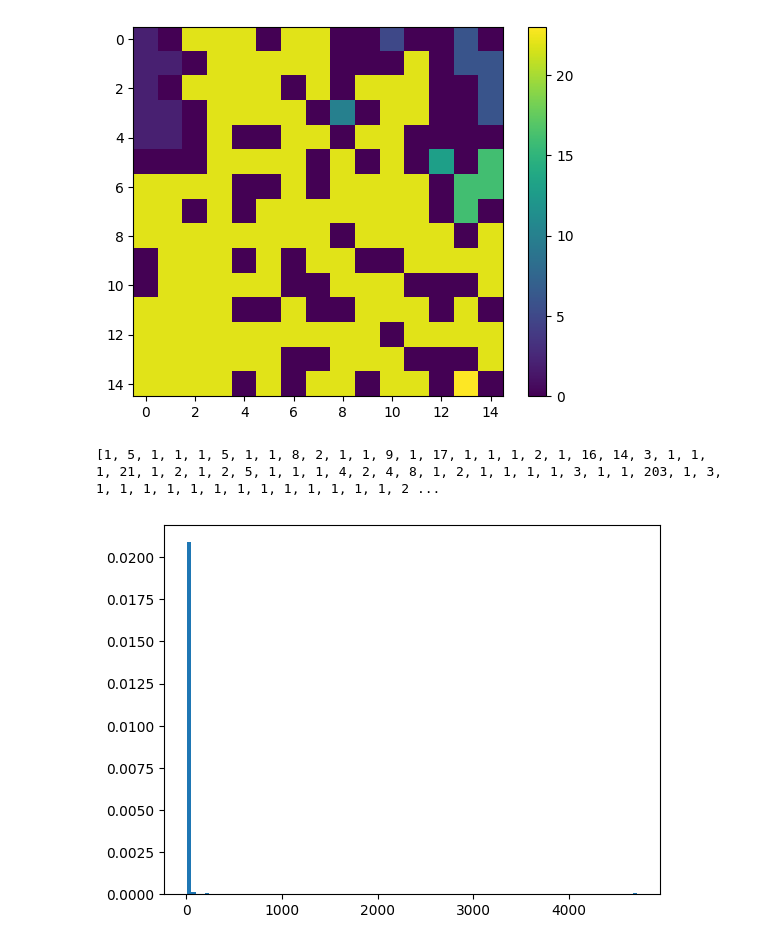
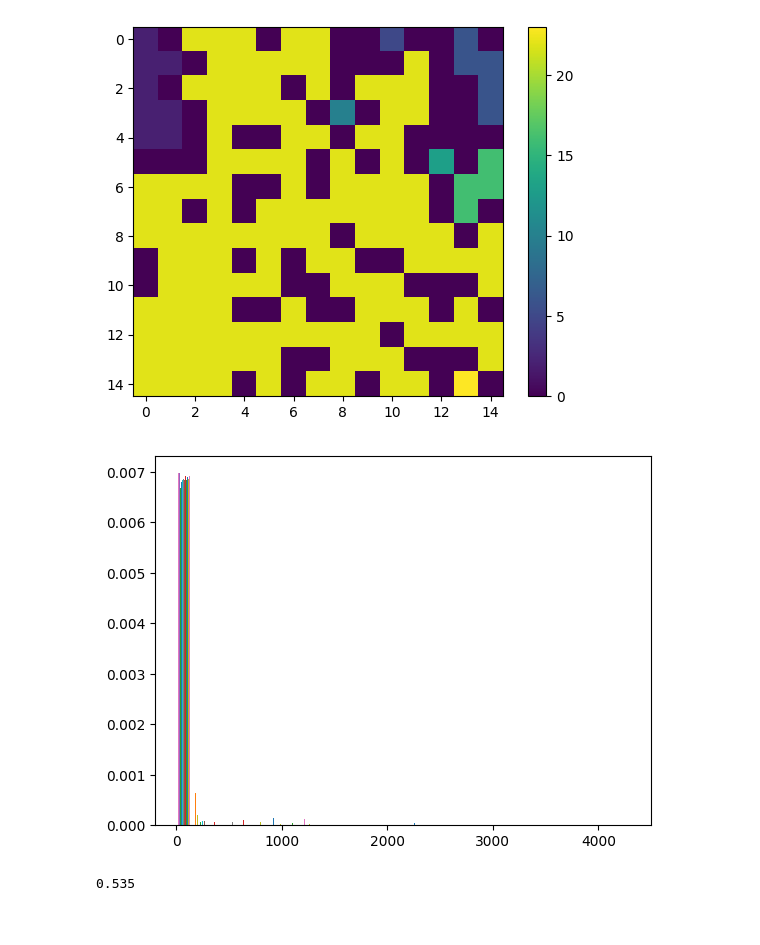
Before and after one commit to rafglo/Fizyka-ukladow-zlozonych, a Jupyter notebook: model_prekolacji.ipynb, the cells around one changed output. Drawn from its saved outputs; the diff is of its cells as text; code cells hidden in the pictures.

```diff
--- a/model_prekolacji.ipynb
+++ b/model_prekolacji.ipynb
@@ -123,7 +123,7 @@ def cluster(L, p):
                 k += 1
                 net[i,j] = k
                 M_k[k-2] += 1
-    return M_k
+    return max(M_k
 # %%
 print(cluster(5, 0.5))
 # %% [output]
@@ -186,7 +186,7 @@ def cluster(L, p):
     for key in dict_:
         if key != 0:
             clusters_count.append(dict_[key])
-    return net, clusters_count
+    return net, max(clusters_count)
 # %%
 net, counts = cluster(15, 0.6)
 plt.imshow(net)
@@ -195,10 +195,11 @@ plt.show()
 # %% [output]
 [figure]
 # %%
-clusters = cluster(100,0.6)[1]
-print(clusters)
-plt.hist(clusters, density=True, bins= 100)
+ls = np.linspace(1, 100, 100)
+clusters = []
+for l in ls:
+    clusters.append(cluster(int(l), 0.6)[1])
+plt.hist(clusters, density=True, bins= 30)
 plt.show()
 # %% [output]
-[1, 5, 1, 1, 1, 5, 1, 1, 8, 2, 1, 1, 9, 1, 17, 1, 1, 1, 2, 1, 16, 14, 3, 1, 1, 1, 21, 1, 2, 1, 2, 5, 1, 1, 1, 4, 2, 4, 8, 1, 2, 1, 1, 1, 1, 3, 1, 1, 203, 1, 3, 1, 1, 1, 1, 1, 1, 1, 1, 1, 1, 1, 1, 1, 2 ...
-[figure, old version]
+[figure, new version]
@@ -204,0 +260,4 @@ plt.show()
+# %%
+print(P_flow(1000, 15, 0.6))
+# %% [output]
+0.535
```
Also changed, not shown: parts of 2 cells of this notebook.
